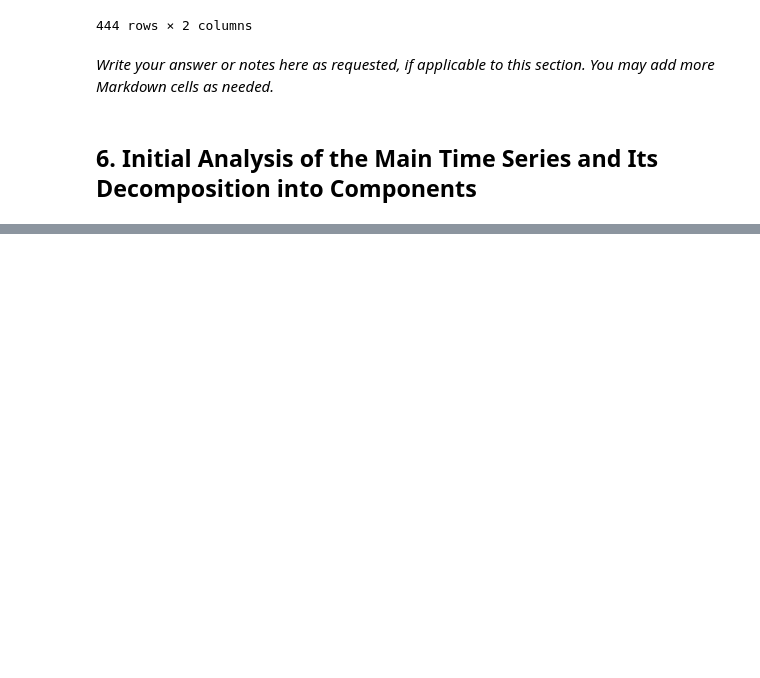
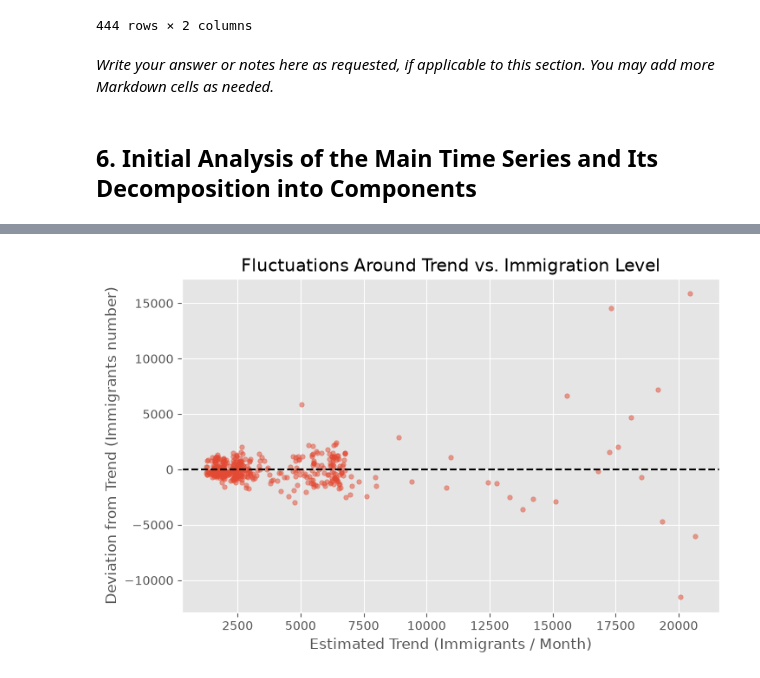
Before and after one commit to davidlvt6992/Time-Series-Analysis, a Jupyter notebook: notebooks/eng_template_project1_id1_id2.ipynb, the cells around one changed output, grey strips where cells are left out. Drawn from its saved outputs; the diff is of its cells as text; code cells hidden in the pictures; blank space fills up the shorter version.

```diff
--- a/notebooks/eng_template_project1_id1_id2.ipynb
+++ b/notebooks/eng_template_project1_id1_id2.ipynb
@@ -269,0 +340,24 @@ fig.tight_layout(rect=[0, 0, 1, 0.94])
+# %%
+# Deviations vs Trend behavior plot
+monthly=12
+
+result = seasonal_decompose_wrapper(
+    final_df["Olim Count"],
+    plot=False
+)
+
+deviation = result.observed - result.trend
+
+fig, ax = plt.subplots(figsize=(8, 5))
+ax.scatter(result.trend, deviation, alpha=0.5, s=15)
+ax.axhline(0, color="black", linestyle="--")
+
+ax.set(
+    title="Fluctuations Around Trend vs. Immigration Level",
+    xlabel="Estimated Trend (Immigrants / Month)",
+    ylabel="Deviation from Trend (Immigrants number)"
+)
+
+plt.show()
+# %% [output]
+[figure, added]
```
Also changed, not shown: parts of 9 cells of this notebook.
